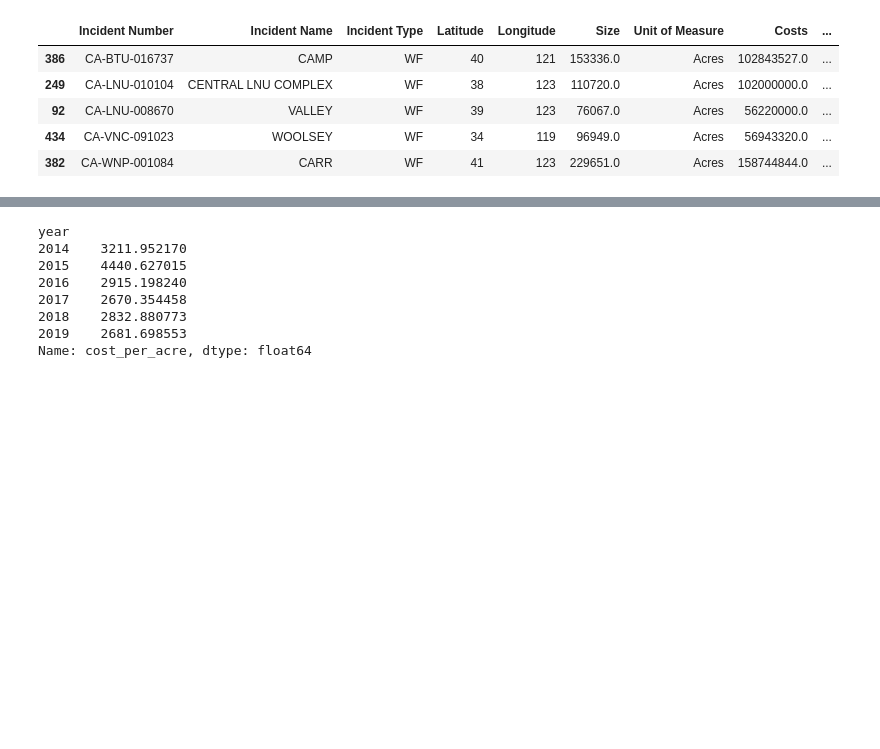
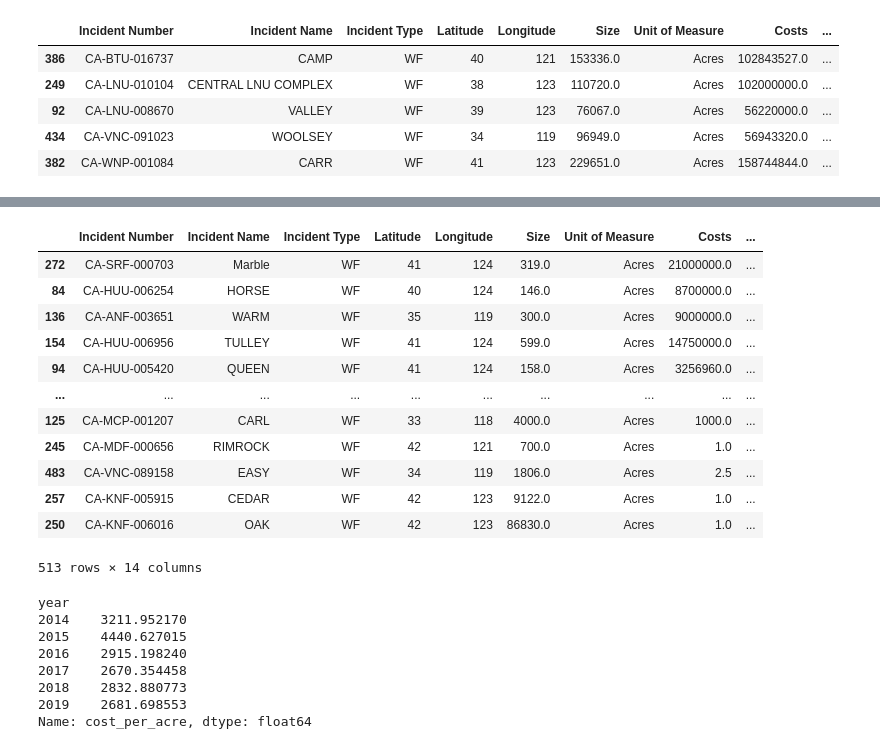
Before and after one commit to jefremides/Project_5, a Jupyter notebook: 03_EDA/claire_eda.ipynb, the cells around one changed output, grey strips where cells are left out. Drawn from its saved outputs; the diff is of its cells as text; code cells hidden in the pictures; blank space fills up the shorter version.

```diff
--- a/03_EDA/claire_eda.ipynb
+++ b/03_EDA/claire_eda.ipynb
@@ -87,3 +90,5 @@ fires_df_clean.sort_values(by='Structures Destroyed', ascending=False).head()
 | 92 | CA-LNU-008670 | VALLEY | WF | 39 | 123 | 76067.0 | Acres | 56220000.0 | ... |
 | 434 | CA-VNC-091023 | WOOLSEY | WF | 34 | 119 | 96949.0 | Acres | 56943320.0 | ... |
 | 382 | CA-WNP-001084 | CARR | WF | 41 | 123 | 229651.0 | Acres | 158744844.0 | ... |
+# %%
+fires_df_clean['cost_per_acre'] = fires_df_clean['Costs'] / fires_df_clean['Size']
@@ -90,3 +107,19 @@ fires_df_clean.sort_values(by='Structures Destroyed', ascending=False).head()
+# %%
+fires_df_clean.sort_values(by = ['cost_per_acre'], ascending=False)
+# %% [output]
+|  | Incident Number | Incident Name | Incident Type | Latitude | Longitude | Size | Unit of Measure | Costs | ... |
+| 272 | CA-SRF-000703 | Marble | WF | 41 | 124 | 319.0 | Acres | 21000000.0 | ... |
+| 84 | CA-HUU-006254 | HORSE | WF | 40 | 124 | 146.0 | Acres | 8700000.0 | ... |
+| 136 | CA-ANF-003651 | WARM | WF | 35 | 119 | 300.0 | Acres | 9000000.0 | ... |
+| 154 | CA-HUU-006956 | TULLEY | WF | 41 | 124 | 599.0 | Acres | 14750000.0 | ... |
+| 94 | CA-HUU-005420 | QUEEN | WF | 41 | 124 | 158.0 | Acres | 3256960.0 | ... |
+| ... | ... | ... | ... | ... | ... | ... | ... | ... | ... |
+| 125 | CA-MCP-001207 | CARL | WF | 33 | 118 | 4000.0 | Acres | 1000.0 | ... |
+| 245 | CA-MDF-000656 | RIMROCK | WF | 42 | 121 | 700.0 | Acres | 1.0 | ... |
+| 483 | CA-VNC-089158 | EASY | WF | 34 | 119 | 1806.0 | Acres | 2.5 | ... |
+| 257 | CA-KNF-005915 | CEDAR | WF | 42 | 123 | 9122.0 | Acres | 1.0 | ... |
+| 250 | CA-KNF-006016 | OAK | WF | 42 | 123 | 86830.0 | Acres | 1.0 | ... |
+513 rows × 14 columns
 # %%
 fires_df_clean.groupby('year')['cost_per_acre'].mean()
 # %% [output]
```
Also changed, not shown: parts of 17 cells of this notebook, 1 other file.
